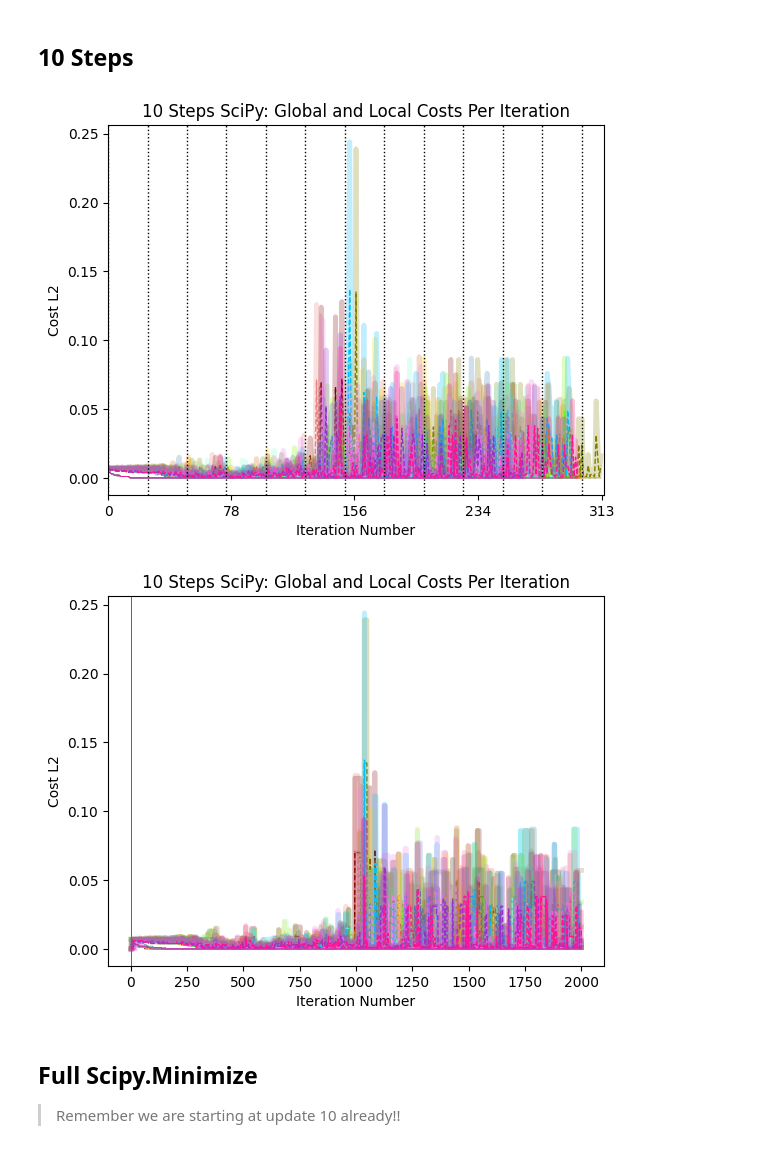
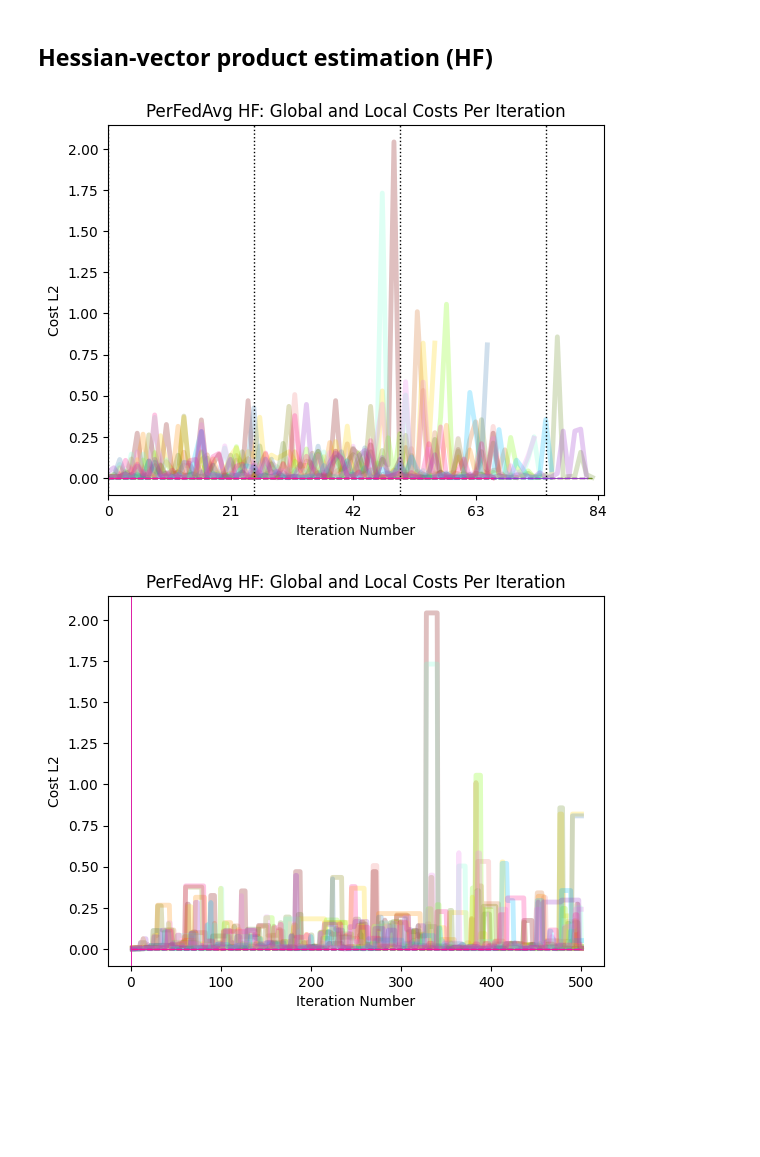
Before and after one commit to kdmalc/personalization-privacy-risk, a Jupyter notebook: 214_PerFedAvg.ipynb, the cells around one changed output. Drawn from its saved outputs; the diff is of its cells as text; code cells hidden in the pictures; blank space fills up the shorter version.

```diff
--- a/214_PerFedAvg.ipynb
+++ b/214_PerFedAvg.ipynb
@@ -46,7 +39,7 @@ D_0_7 = np.random.rand(2,7)
 > Note that the thicker, lighter lines are the global model accuracies, whereas the thin lines are the local accuracies.
 # %%
-user_c0_1ScipyStep = [Client(i, D_0_7, 'Per-FedAvg', cond0_training_and_labels_lst[i], 'streaming', delay_scaling=0, verbose=True) for i in range(14)]
-global_model_1scipystep = Server(1, D_0_7, 'Per-FedAvg', user_c0_1ScipyStep)
+user_c0_1ScipyStep = [Client(i, D_0_7, 'Per-FedAvg FO', cond0_training_and_labels_lst[i], 'streaming', num_steps=5, delay_scaling=0, verbose=True) for i in range(14)]
+global_model_1scipystep = Server(1, D_0_7, 'Per-FedAvg FO', user_c0_1ScipyStep)
 
 big_loop_iters = 500
 for i in range(big_loop_iters):
@@ -75,17 +66,14 @@ condensed_external_plotting(user_c0_1ScipyStep, 'local', plot_gradient=True, loc
 # %% [markdown]
-## 10 Steps
+## Hessian-vector product estimation (HF)
 # %%
-user_c0_10scipy = [Client(i, D_0_7, 'Per-FedAvg', cond0_training_and_labels_lst[i], 'streaming', num_steps=10, delay_scaling=0) for i in range(14)]
-global_model_10scipy = Server(2, D_0_7, 'Per-FedAvg', user_c0_10scipy)
+user_c0_10scipy = [Client(i, D_0_7, 'Per-FedAvg HF', cond0_training_and_labels_lst[i], 'streaming', num_steps=5, delay_scaling=0) for i in range(14)]
+global_model_10scipy = Server(2, D_0_7, 'Per-FedAvg HF', user_c0_10scipy)
 
 for i in range(big_loop_iters):
     global_model_10scipy.execute_FL_loop()
 
-condensed_external_plotting(user_c0_10scipy, 'local', pers_error=True, custom_title='10 Steps SciPy: Global and Local Costs Per Iteration')
-condensed_external_plotting(global_model_10scipy, 'global', pers_error=True, custom_title='10 Steps SciPy: Global and Local Costs Per Iteration')
+condensed_external_plotting(user_c0_10scipy, 'local', pers_error=True, custom_title='PerFedAvg HF: Global and Local Costs Per Iteration')
+condensed_external_plotting(global_model_10scipy, 'global', pers_error=True, custom_title='PerFedAvg HF: Global and Local Costs Per Iteration')
 # %% [output]
-[figure, old version]
+[figure, new version]
-[figure, old version]
+[figure, new version]
-# %% [markdown]
-## Full Scipy.Minimize
-> Remember we are starting at update 10 already!!
```
Also changed, not shown: parts of 8 cells of this notebook, 1 other file.
